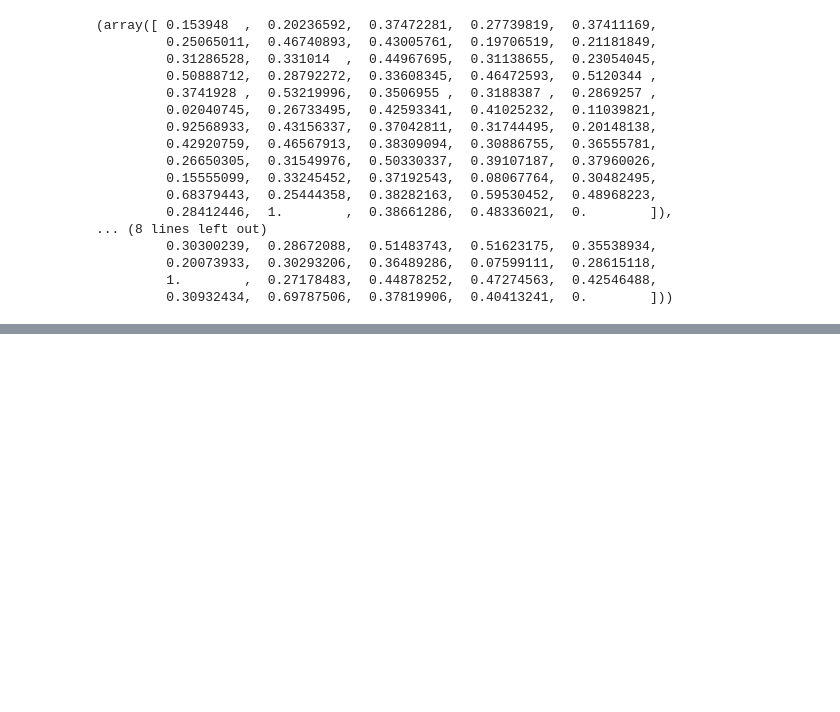
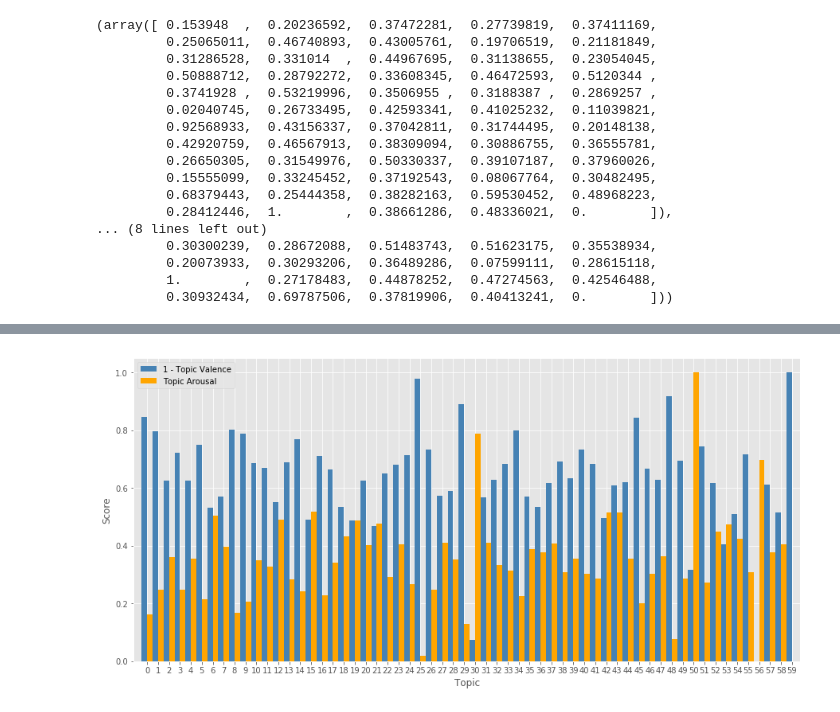
Before and after one commit to NYU-CDS-Capstone-Project/NotablyLoftyPotential, a Jupyter notebook: final_output/4 - Topic Valence and Arousal.ipynb, the cells around one changed output, grey strips where cells are left out. Cells and saved outputs as stored; diff of their text form; code cells hidden in the pictures; blank space fills up the shorter version.

```diff
--- a/final_output/4 - Topic Valence and Arousal.ipynb
+++ b/final_output/4 - Topic Valence and Arousal.ipynb
@@ -85,6 +85,14 @@ pickle.dump(v_mean, open('model_files/valence_mean.pkl', 'wb'))
 pickle.dump(a_mean, open('model_files/arousal_mean.pkl', 'wb'))
 pickle.dump(v_sd, open('model_files/valence_sd.pkl', 'wb'))
 pickle.dump(a_sd, open('model_files/arousal_sd.pkl', 'wb'))
+# %%
+n = len(dictionary.items())
+topics = model.get_topics()
+
+v_mean = pickle.load(open('model_files/valence_mean.pkl', 'rb'))
+a_mean = pickle.load(open('model_files/arousal_mean.pkl', 'rb'))
+v_sd = pickle.load(open('model_files/valence_sd.pkl', 'rb'))
+a_sd = pickle.load(open('model_files/arousal_sd.pkl', 'rb'))
 # %%
 total_v_sd = np.sum(v_sd)
 total_a_sd = np.sum(a_sd)
@@ -222,0 +231,18 @@ l
+# %%
+index = np.arange(60)
+bar_width = 0.5
+fig = plt.figure(figsize=(15,7))
+ax = fig.add_subplot(111)
+
+rects1 = plt.bar(index, 1-v_scaled, bar_width, color='steelblue', label='1 - Topic Valence')
+rects2 = plt.bar(index+bar_width, a_scaled, bar_width, color='orange', label='Topic Arousal')
+
+plt.xlim(-1,60)
+plt.xlabel('Topic')
+plt.ylabel('Score')
+plt.xticks(index + bar_width / 2, index)
+plt.legend()
+
+plt.savefig('topic_v_a.png',dpi=360)
+# %% [output]
+[figure, added]
```
Also changed, not shown: parts of 1 cell of this notebook, 4 other files.
